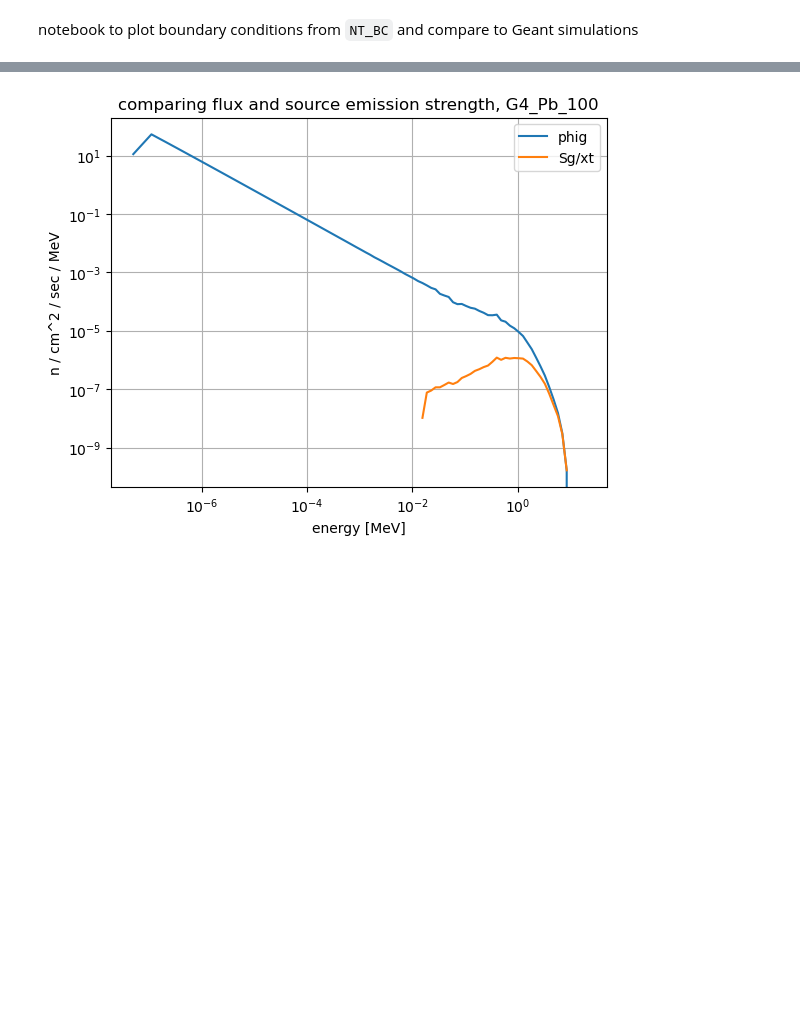
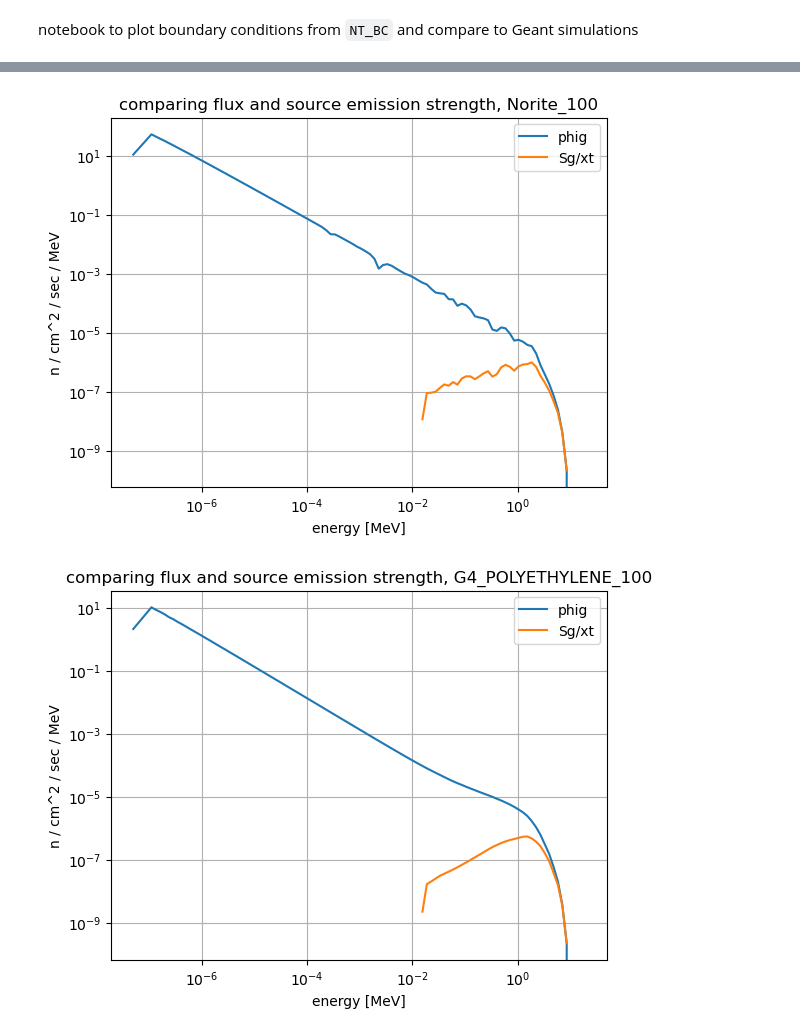
Before and after one commit to villano-lab/ntransporter, a Jupyter notebook: boundary_conditions/plotting_bc.ipynb, the cells around one changed output, grey strips where cells are left out. Cells and saved outputs as stored; diff of their text form; code cells hidden in the pictures; blank space fills up the shorter version.

```diff
--- a/boundary_conditions/plotting_bc.ipynb
+++ b/boundary_conditions/plotting_bc.ipynb
@@ -68,7 +86,7 @@ for mat in ['Norite', 'G4_Si', 'G4_Pb']:
 # %%
 # compare flux and emission strength (group source/group total cross section)
-
-for mat, G in [('G4_Si', 100), ('Norite', 100), ('G4_Pb', 100)]:
+G = 100
+for mat in matlist:
 
     XS = pd.read_csv(f'../cross_sections/data/V1/data_{mat}_{G}_20_xs.dat', sep = ' ', index_col = 0, names = ['Eg', 'x_s', 'xt'])
     Src = pd.read_csv(f'../sources/data/V1/data_{mat}_{G}_Sg.dat', sep = ' ', index_col = 0, names = ['Eg','Sg'])
@@ -103 +121,2 @@ for mat, G in [('G4_Si', 100), ('Norite', 100), ('G4_Pb', 100)]:
-[figure, old version]
+[figure, new version]
+[figure, added]
```
Also changed, not shown: parts of 12 cells of this notebook.
